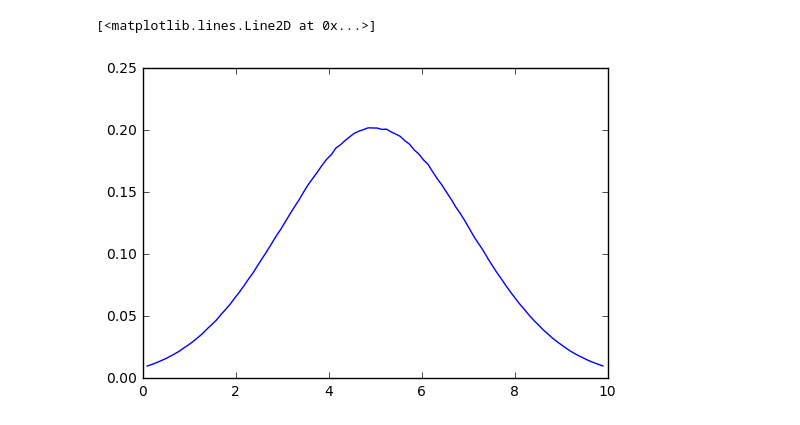
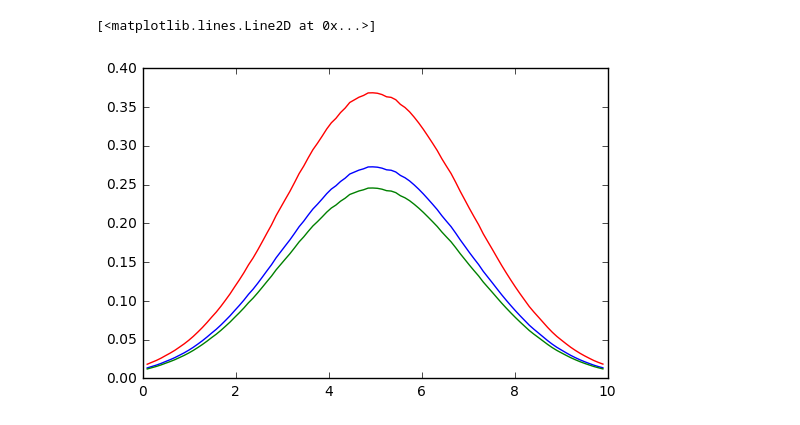
Before and after one commit to bpalmeiro/Next_Energy, a Jupyter notebook: Notebooks/PDF.ipynb, the cells around one changed output. Drawn from its saved outputs; the diff is of its cells as text; code cells hidden in the pictures.

```diff
--- a/Notebooks/PDF.ipynb
+++ b/Notebooks/PDF.ipynb
@@ -90,27 +97,54 @@ class Histogram():
         self.hist = factor*self.hist
         return self
 # %%
+# %load ../Tools/PDF.py
+import scipy.interpolate as spip
+
+
 class PDF():
     '''
     Class to deal with spectrum and build a PDF interpolating an histogram
     '''
 
-    def __init__ (self, histogram = [], interpolation='linear'):
+    def __init__ (self, histogram = [], name='default', isotope='default',
+                 volume='default', material='default', interpolation='linear',
+                 labelcopy=False):
 
-        self.Nevs = 0.
+        if not labelcopy:
+            self.name = name
+            self.isotope = isotope
+            self.volume = volume
+            self.material = material
+        else:
+            self.name = histogram.name
+            self.isotope = histogram.isotope
+            self.volume = histogram.volume
+            self.material = histogram.material
+
+        self.Int = 0
         self.minlim = 0
         self.maxlim = 0
-        self.pdf = spi.interp1d
+        self.pdf = spip.interp1d
         self.interpolation = interpolation
         if histogram:
             self.Build_PDF(histogram)
 
     def Build_PDF(self, hist):
         hist.Scale(1./(hist.hist.sum()*hist.binsize))
-        self.pdf = spi.interp1d( hist.bins, hist.hist, kind=self.interpolation)
-        self.Nevs = 1.
+        self.pdf = spip.interp1d( hist.bins, hist.hist,
+                                kind=self.interpolation, bounds_error=False)
         self.minlim = hist.bins[0]
         self.maxlim = hist.bins[-1]
+        self.Int = self.pdf.y.sum()*(self.pdf.x[1]-self.pdf.x[0])
+
+        return
+
+    def Scale(self, factor):
+        x = self.pdf.x
+        y = factor*self.pdf.y
+        self.pdf = spip.interp1d( x, y, kind=self.interpolation, bounds_error=False)
+        self.Int *= factor
+        return self
 # %%
 auxlist = np.random.normal(5,2,10000000)
 a = Histogram(auxlist,100,0,10)
@@ -138,9 +191,14 @@ TypeError: unsupported operand type(s) for *: 'int' and 'interp1d'
 # %%
+import matplotlib.pylab as plt
+%matplotlib inline
 x = np.linspace(0.1,9.9,100)
 y = b.pdf(x)
-
+yp = (b.Scale(0.9)).pdf(x)
+ypp = (b.Scale(1.5)).pdf(x)
 plt.plot(x,y)
+plt.plot(x,yp)
+plt.plot(x,ypp)
 # %% [output]
 [<matplotlib.lines.Line2D at 0x...>]
-[figure, old version]
+[figure, new version]
 # %%
```
Also changed, not shown: parts of 6 cells of this notebook, 3 other files.
